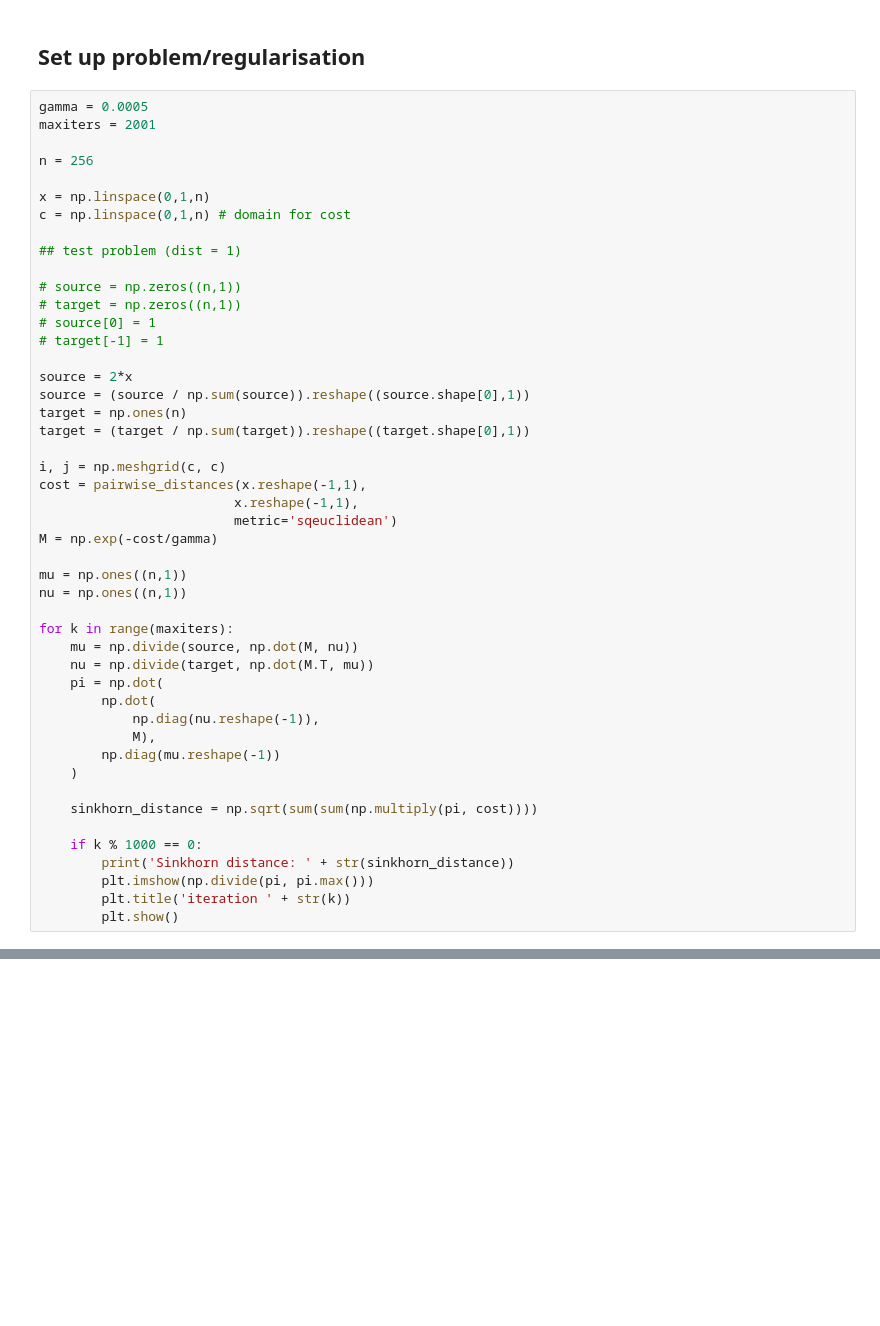
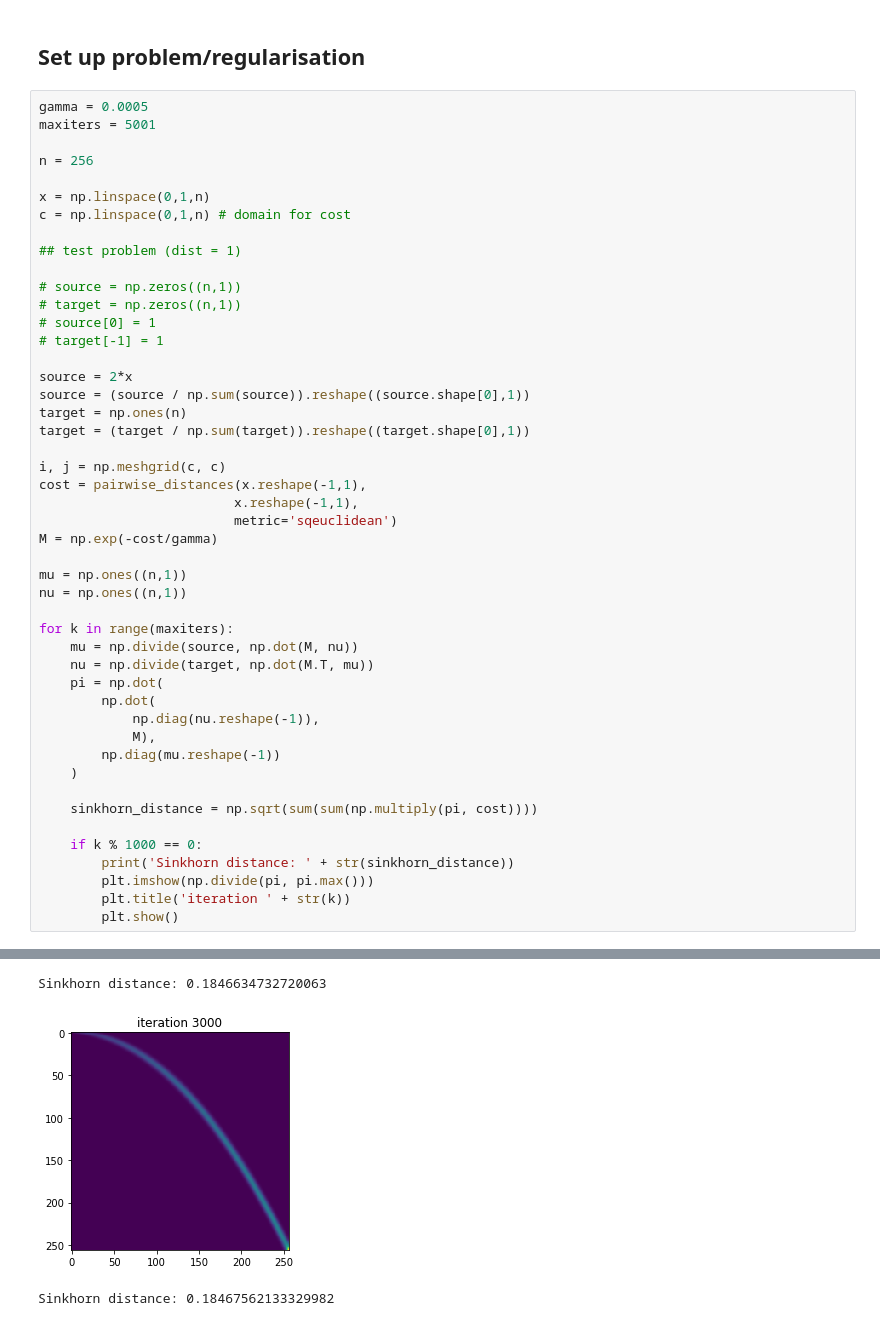
Before and after one commit to mike-snow/sinkhorn-optimal-transport, a Jupyter notebook: sinkhorn.ipynb, the cells around one changed output, grey strips where cells are left out. Cells and saved outputs as stored; diff of their text form; blank space fills up the shorter version.

```diff
--- a/sinkhorn.ipynb
+++ b/sinkhorn.ipynb
@@ -77,7 +77,7 @@ This reduces storing $\pi$ for $N^2$ parameters to $2N$. If the cost depends onl
 ## Set up problem/regularisation
 # %%
 gamma = 0.0005
-maxiters = 2001
+maxiters = 5001
 
 n = 256
 
@@ -102,30 +102,33 @@ cost = pairwise_distances(x.reshape(-1,1),
                          metric='sqeuclidean')
 M = np.exp(-cost/gamma)
 
 mu = np.ones((n,1))
 nu = np.ones((n,1))
 
 for k in range(maxiters):
     mu = np.divide(source, np.dot(M, nu))
     nu = np.divide(target, np.dot(M.T, mu))
     pi = np.dot(
         np.dot(
             np.diag(nu.reshape(-1)),
             M),
         np.diag(mu.reshape(-1))
     )
 
     sinkhorn_distance = np.sqrt(sum(sum(np.multiply(pi, cost))))
 
     if k % 1000 == 0:
         print('Sinkhorn distance: ' + str(sinkhorn_distance))
         plt.imshow(np.divide(pi, pi.max()))
         plt.title('iteration ' + str(k))
         plt.show()
 # %% [output]
 Sinkhorn distance: 0.015823824104763514
 [figure]
 Sinkhorn distance: 0.17729530005773403
 [figure]
 Sinkhorn distance: 0.1843696287668441
 [figure]
+Sinkhorn distance: 0.1846634732720063
+[figure, added]
+Sinkhorn distance: 0.18467562133329982
```
Also changed, not shown: parts of 2 cells of this notebook.
